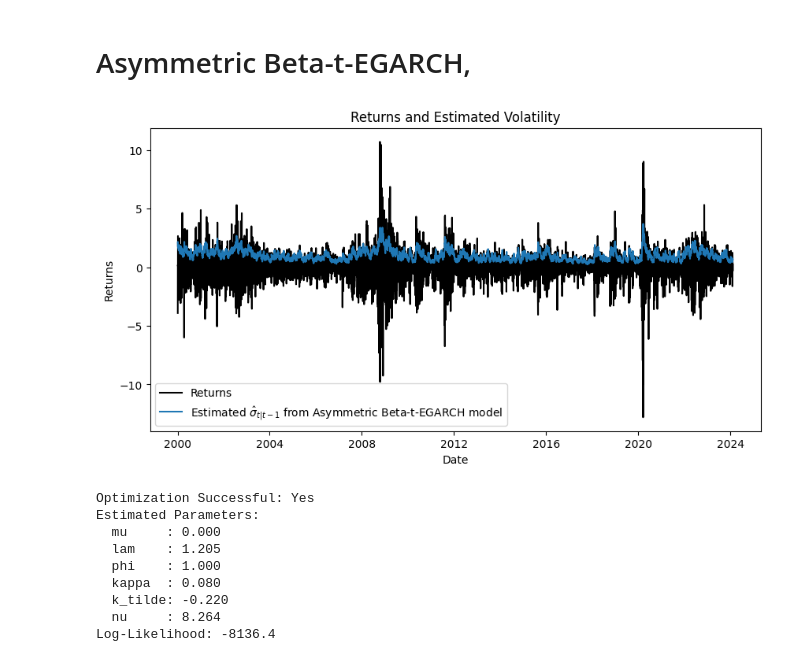
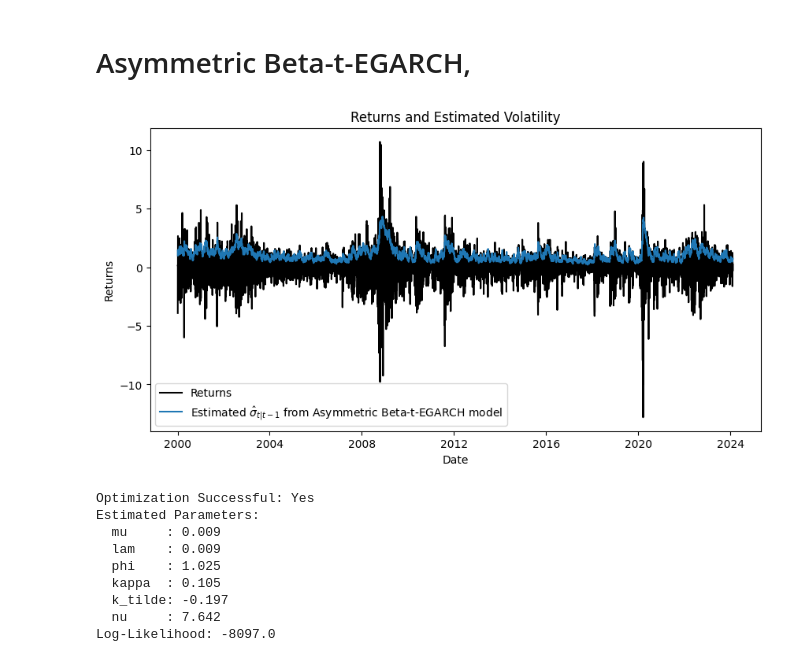
Before and after one commit to typesparky/Econometrics-Intro-Case-Seminar, a Jupyter notebook: Case2/Case 2 Code.ipynb, the cells around one changed output. Cells and saved outputs as stored; diff of their text form; code cells hidden in the pictures.

```diff
--- a/Case2/Case 2 Code.ipynb
+++ b/Case2/Case 2 Code.ipynb
@@ -225,41 +224,41 @@ Log-Likelihood: -8368.4
 # %%
 # Define optimization problem
 initial_values = [np.mean(returns), 0, 0.95, 0.1, 0.1, 6]
-bounds = [(None, None), (None, None), (0, 1), (None, None), (None, None), (2, 40)]
+bounds = [(None, None), (None, None), (None, None), (None, None), (None, None), (2, None)]
 result = optimize_model('Asymmetric Beta-t-GARCH', initial_values, bounds, returns)
 
 # Extract optimized parameters
 mu_hat, lam_hat, phi_hat, kappa_hat, k_tilde_hat, nu_hat = result.x
 log_likelihood = -result.fun
 
 # Plot results
 plt.figure(figsize=(10, 5))
 plt.plot(dates, returns, 'k', label='Returns')
 plt.plot(dates, np.sqrt(asymmetric_beta_t_egarch(result.x, returns)), label='Estimated $\hat{\sigma}_{t|t-1}$ from Asymmetric Beta-t-EGARCH model')
 plt.legend()
 plt.xlabel('Date')
 plt.ylabel('Returns')
 plt.title('Returns and Estimated Volatility')
 plt.show()
 
 # Print results in a structured format
 print(f"Optimization Successful: {'Yes' if result.success else 'No'}")
 print("Estimated Parameters:")
 print(f"  mu     : {mu_hat:.3f}")
 print(f"  lam    : {lam_hat:.3f}")
 print(f"  phi    : {phi_hat:.3f}")
 print(f"  kappa  : {kappa_hat:.3f}")
 print(f"  k_tilde: {k_tilde_hat:.3f}")
 print(f"  nu     : {nu_hat:.3f}")
 print(f"Log-Likelihood: {log_likelihood:.1f}")
 # %% [output]
-[figure, old version]
+[figure, new version]
 Optimization Successful: Yes
 Estimated Parameters:
-  mu     : 0.000
-  lam    : 1.205
-  phi    : 1.000
-  kappa  : 0.080
-  k_tilde: -0.220
-  nu     : 8.264
-Log-Likelihood: -8136.4
+  mu     : 0.009
+  lam    : 0.009
+  phi    : 1.025
+  kappa  : 0.105
+  k_tilde: -0.197
+  nu     : 7.642
+Log-Likelihood: -8097.0
```
Also changed, not shown: parts of 2 cells of this notebook.
